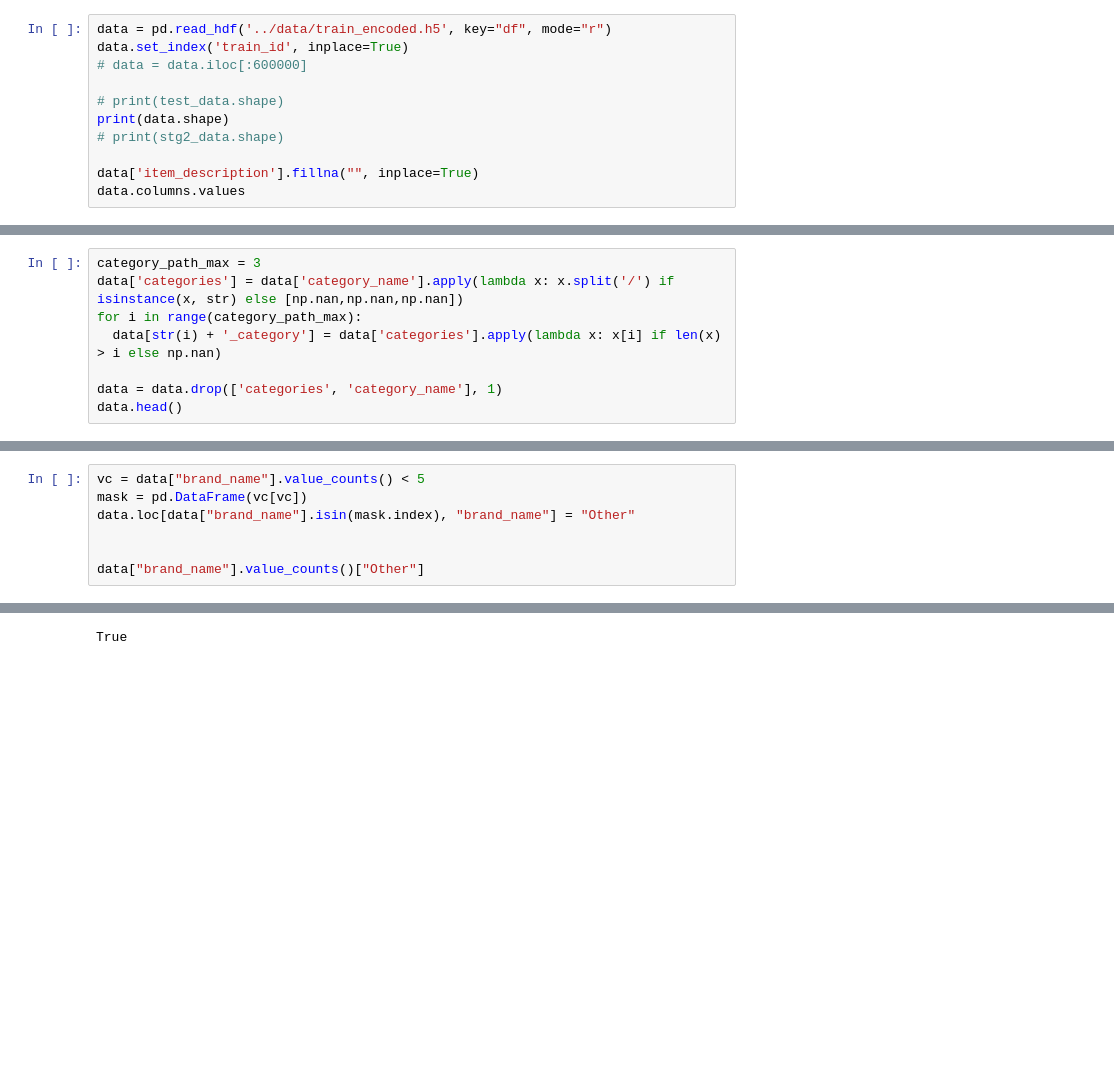
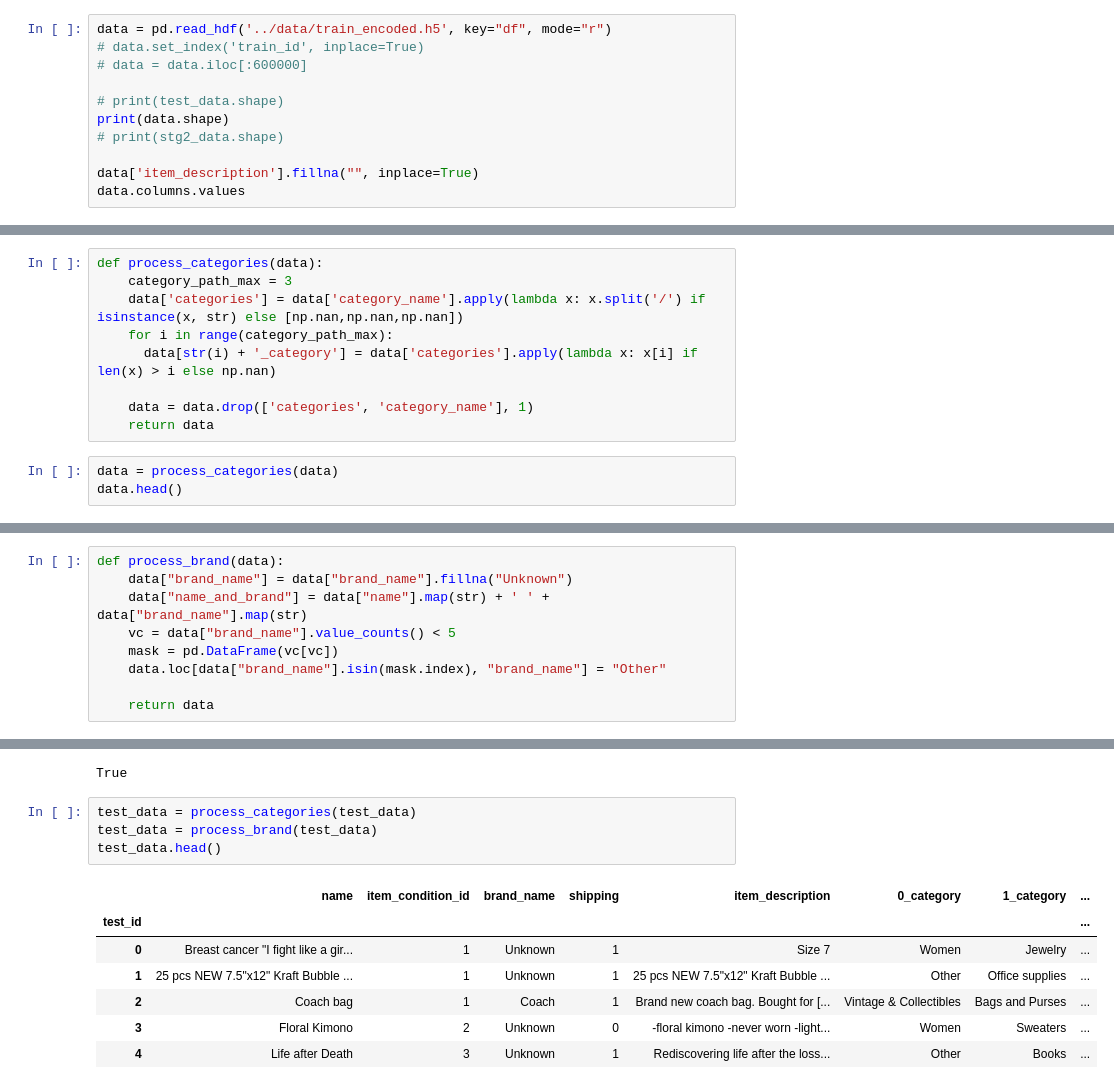
Before and after one commit to risoo10/mercari-price-prediction, a Jupyter notebook: notebooks/Predspracovanie.ipynb, the cells around one changed output, grey strips where cells are left out. Drawn from its saved outputs; the diff is of its cells as text; blank space fills up the shorter version.

Commit message:
Added notebook for training and evaluation.

```diff
--- a/notebooks/Predspracovanie.ipynb
+++ b/notebooks/Predspracovanie.ipynb
@@ -32,7 +32,7 @@ You are using pip version 18.1, however version 19.1 is available.
 You should consider upgrading via the 'python -m pip install --upgrade pip' command.
 # %%
 data = pd.read_hdf('../data/train_encoded.h5', key="df", mode="r")
-data.set_index('train_id', inplace=True)
+# data.set_index('train_id', inplace=True)
 # data = data.iloc[:600000]
 
 # print(test_data.shape)
@@ -120,12 +120,16 @@ data.head()
 # %% [markdown]
 ### Separate Category to 3 categories
 # %%
-category_path_max = 3
-data['categories'] = data['category_name'].apply(lambda x: x.split('/') if isinstance(x, str) else [np.nan,np.nan,np.nan])
-for i in range(category_path_max):
-  data[str(i) + '_category'] = data['categories'].apply(lambda x: x[i] if len(x) > i else np.nan)
+def process_categories(data):
+    category_path_max = 3
+    data['categories'] = data['category_name'].apply(lambda x: x.split('/') if isinstance(x, str) else [np.nan,np.nan,np.nan])
+    for i in range(category_path_max):
+      data[str(i) + '_category'] = data['categories'].apply(lambda x: x[i] if len(x) > i else np.nan)
 
-data = data.drop(['categories', 'category_name'], 1)
-data.head()
+    data = data.drop(['categories', 'category_name'], 1)
+    return data
+# %%
+data = process_categories(data)
+data.head()
 # %% [markdown]
 ### Brand name - all less than 4 appearances is other, combine with name
@@ -138,9 +139,11 @@ plt.show()
 # %% [output]
 [figure]
 # %%
-vc = data["brand_name"].value_counts() < 5
-mask = pd.DataFrame(vc[vc])
-data.loc[data["brand_name"].isin(mask.index), "brand_name"] = "Other"
+def process_brand(data):
+    data["brand_name"] = data["brand_name"].fillna("Unknown")
+    data["name_and_brand"] = data["name"].map(str) + ' ' + data["brand_name"].map(str)
+    vc = data["brand_name"].value_counts() < 5
+    mask = pd.DataFrame(vc[vc])
+    data.loc[data["brand_name"].isin(mask.index), "brand_name"] = "Other"
 
-
-data["brand_name"].value_counts()["Other"]
+    return data
@@ -478,3 +482,15 @@ test_y.head()
 test_data.index.equals(test_y.index)
 # %% [output]
 True
+# %%
+test_data = process_categories(test_data)
+test_data = process_brand(test_data)
+test_data.head()
+# %% [output]
+|  | name | item_condition_id | brand_name | shipping | item_description | 0_category | 1_category | ... |
+| test_id |  |  |  |  |  |  |  | ... |
+| 0 | Breast cancer "I fight like a gir... | 1 | Unknown | 1 | Size 7 | Women | Jewelry | ... |
+| 1 | 25 pcs NEW 7.5"x12" Kraft Bubble ... | 1 | Unknown | 1 | 25 pcs NEW 7.5"x12" Kraft Bubble ... | Other | Office supplies | ... |
+| 2 | Coach bag | 1 | Coach | 1 | Brand new coach bag. Bought for [... | Vintage & Collectibles | Bags and Purses | ... |
+| 3 | Floral Kimono | 2 | Unknown | 0 | -floral kimono -never worn -light... | Women | Sweaters | ... |
+| 4 | Life after Death | 3 | Unknown | 1 | Rediscovering life after the loss... | Other | Books | ... |
```
Also changed, not shown: parts of 35 cells of this notebook, 5 other files.
